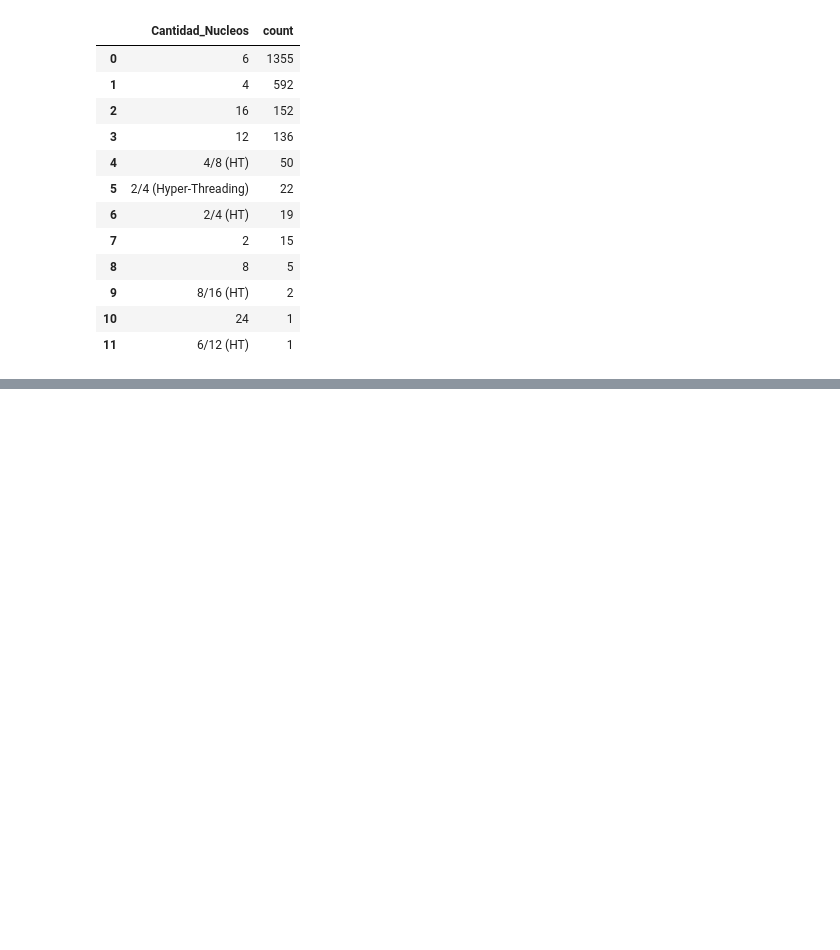
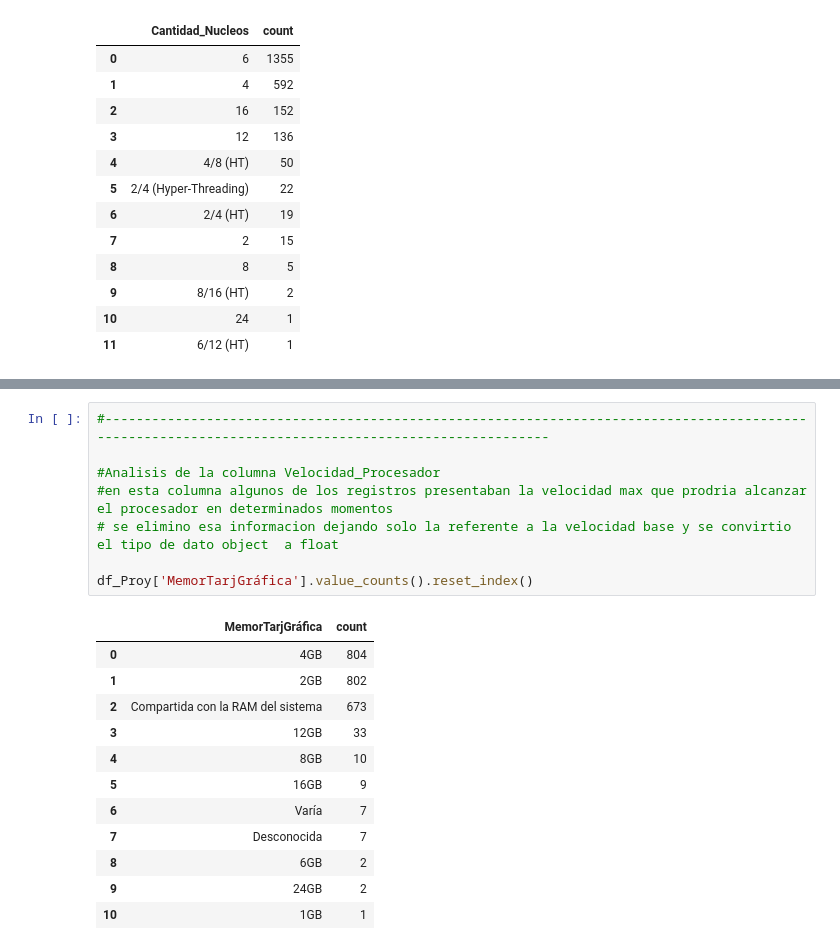
Before and after one commit to Jorge-Alvarez-23/Data-Science-II_Coder, a Jupyter notebook: PROYECTO.ipynb, the cells around one changed output, grey strips where cells are left out. Cells and saved outputs as stored; diff of their text form; blank space fills up the shorter version.

```diff
--- a/PROYECTO.ipynb
+++ b/PROYECTO.ipynb
@@ -994,0 +979,21 @@ AttributeError: Can only use .str accessor with string values!
+# %%
+#----------------------------------------------------------------------------------------------------------------------------------------------------
+
+#Analisis de la columna Velocidad_Procesador
+#en esta columna algunos de los registros presentaban la velocidad max que prodria alcanzar el procesador en determinados momentos
+# se elimino esa informacion dejando solo la referente a la velocidad base y se convirtio el tipo de dato object  a float
+
+df_Proy['MemorTarjGráfica'].value_counts().reset_index()
+# %% [output]
+|  | MemorTarjGráfica | count |
+| 0 | 4GB | 804 |
+| 1 | 2GB | 802 |
+| 2 | Compartida con la RAM del sistema | 673 |
+| 3 | 12GB | 33 |
+| 4 | 8GB | 10 |
+| 5 | 16GB | 9 |
+| 6 | Varía | 7 |
+| 7 | Desconocida | 7 |
+| 8 | 6GB | 2 |
+| 9 | 24GB | 2 |
+| 10 | 1GB | 1 |
```
Also changed, not shown: parts of 9 cells of this notebook.
